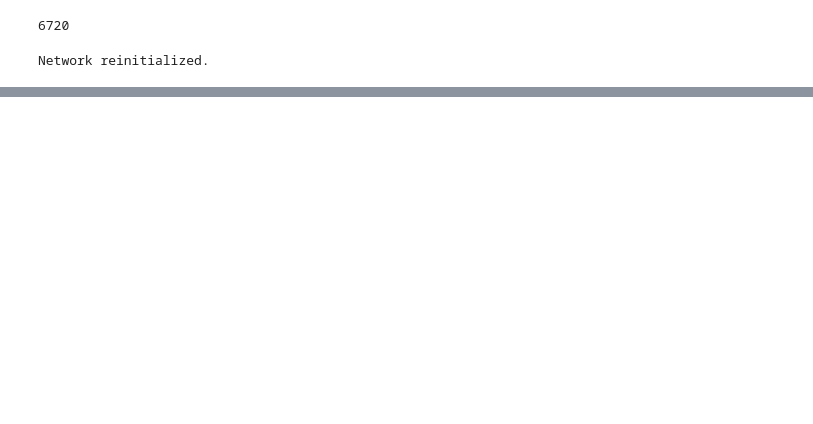
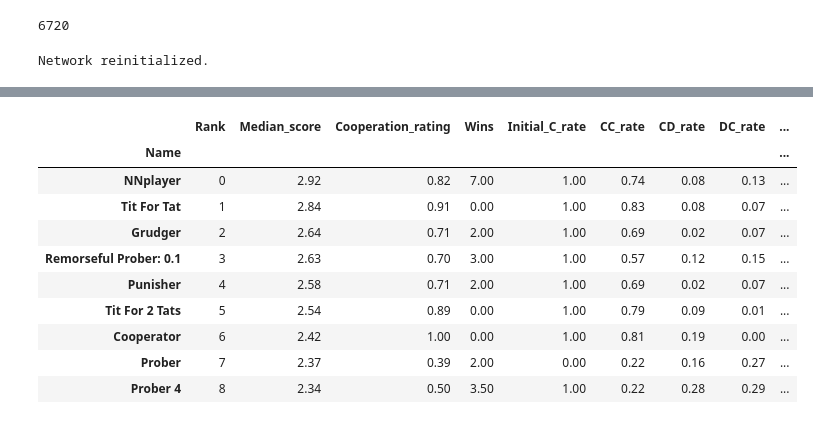
Before and after one commit to hongh-zhang/The-Evolution-of-Defection, a Jupyter notebook: Stage 2.ipynb, the cells around one changed output, grey strips where cells are left out. Drawn from its saved outputs; the diff is of its cells as text; code cells hidden in the pictures; blank space fills up the shorter version.

```diff
--- a/Stage 2.ipynb
+++ b/Stage 2.ipynb
@@ -124,10 +124,10 @@ Network reinitialized.
 # time to take a nap
 ls = []
 loss_ls = []
-for i in range(80):
+for i in range(100):
 
     start = time()
-    p1.train(250, param, loss_targ=0.03)
+    p1.train(250, param, loss_targ=0.02)
 
     train_against(p1, players)
 
@@ -170,0 +248,14 @@ pd.DataFrame([[l.loc['NNplayer',t] for t in things] for l in ls], columns=things
+# %%
+ls[42]
+# %% [output]
+|  | Rank | Median_score | Cooperation_rating | Wins | Initial_C_rate | CC_rate | CD_rate | DC_rate | ... |
+| Name |  |  |  |  |  |  |  |  | ... |
+| NNplayer | 0 | 2.92 | 0.82 | 7.00 | 1.00 | 0.74 | 0.08 | 0.13 | ... |
+| Tit For Tat | 1 | 2.84 | 0.91 | 0.00 | 1.00 | 0.83 | 0.08 | 0.07 | ... |
+| Grudger | 2 | 2.64 | 0.71 | 2.00 | 1.00 | 0.69 | 0.02 | 0.07 | ... |
+| Remorseful Prober: 0.1 | 3 | 2.63 | 0.70 | 3.00 | 1.00 | 0.57 | 0.12 | 0.15 | ... |
+| Punisher | 4 | 2.58 | 0.71 | 2.00 | 1.00 | 0.69 | 0.02 | 0.07 | ... |
+| Tit For 2 Tats | 5 | 2.54 | 0.89 | 0.00 | 1.00 | 0.79 | 0.09 | 0.01 | ... |
+| Cooperator | 6 | 2.42 | 1.00 | 0.00 | 1.00 | 0.81 | 0.19 | 0.00 | ... |
+| Prober | 7 | 2.37 | 0.39 | 2.00 | 0.00 | 0.22 | 0.16 | 0.27 | ... |
+| Prober 4 | 8 | 2.34 | 0.50 | 3.50 | 1.00 | 0.22 | 0.28 | 0.29 | ... |
```
Also changed, not shown: parts of 15 cells of this notebook, 2 other files.
